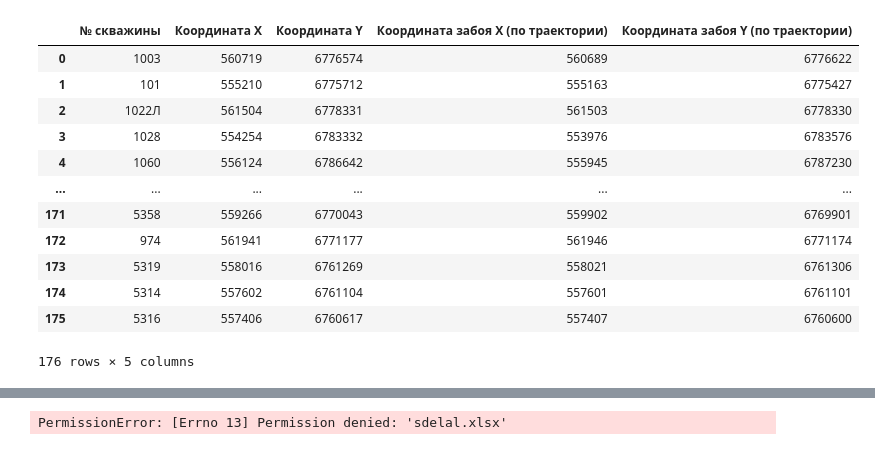
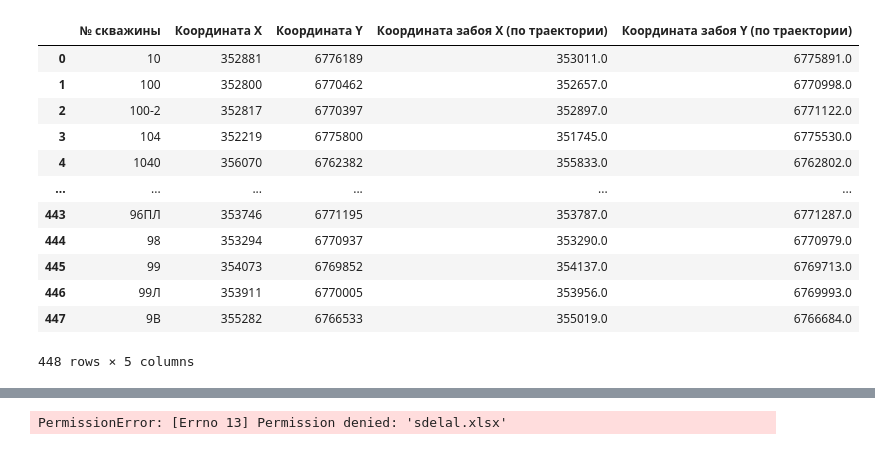
Before and after one commit to lybmvvs/appgazprom2.0, a Jupyter notebook: sdelal vrode.ipynb, the cells around one changed output, grey strips where cells are left out. Saved outputs shown, nothing was run; the diff lists cells and outputs as text; code cells hidden in the pictures.

```diff
--- a/sdelal vrode.ipynb
+++ b/sdelal vrode.ipynb
@@ -128,20 +128,20 @@ grp_gtm
 # %%
-coordinates = pd.read_excel('координаты скв1.xlsx')
+coordinates = pd.read_excel('координаты скв ЗУБ Ю2.xlsx')
 coordinates
 # %% [output]
 |  | № скважины | Координата X | Координата Y | Координата забоя Х (по траектории) | Координата забоя Y (по траектории) |
-| 0 | 1003 | 560719 | 6776574 | 560689 | 6776622 |
-| 1 | 101 | 555210 | 6775712 | 555163 | 6775427 |
-| 2 | 1022Л | 561504 | 6778331 | 561503 | 6778330 |
-| 3 | 1028 | 554254 | 6783332 | 553976 | 6783576 |
-| 4 | 1060 | 556124 | 6786642 | 555945 | 6787230 |
+| 0 | 10 | 352881 | 6776189 | 353011.0 | 6775891.0 |
+| 1 | 100 | 352800 | 6770462 | 352657.0 | 6770998.0 |
+| 2 | 100-2 | 352817 | 6770397 | 352897.0 | 6771122.0 |
+| 3 | 104 | 352219 | 6775800 | 351745.0 | 6775530.0 |
+| 4 | 1040 | 356070 | 6762382 | 355833.0 | 6762802.0 |
 | ... | ... | ... | ... | ... | ... |
-| 171 | 5358 | 559266 | 6770043 | 559902 | 6769901 |
-| 172 | 974 | 561941 | 6771177 | 561946 | 6771174 |
-| 173 | 5319 | 558016 | 6761269 | 558021 | 6761306 |
-| 174 | 5314 | 557602 | 6761104 | 557601 | 6761101 |
-| 175 | 5316 | 557406 | 6760617 | 557407 | 6760600 |
+| 443 | 96ПЛ | 353746 | 6771195 | 353787.0 | 6771287.0 |
+| 444 | 98 | 353294 | 6770937 | 353290.0 | 6770979.0 |
+| 445 | 99 | 354073 | 6769852 | 354137.0 | 6769713.0 |
+| 446 | 99Л | 353911 | 6770005 | 353956.0 | 6769993.0 |
+| 447 | 9В | 355282 | 6766533 | 355019.0 | 6766684.0 |
-176 rows × 5 columns
+448 rows × 5 columns
 # %%
         coordinates['Length'] = coordinates.apply(
             lambda x: ((x['Координата забоя Х (по траектории)'] - x['Координата X']) ** (2) +
```
Also changed, not shown: parts of 49 cells of this notebook, 3 other files.
